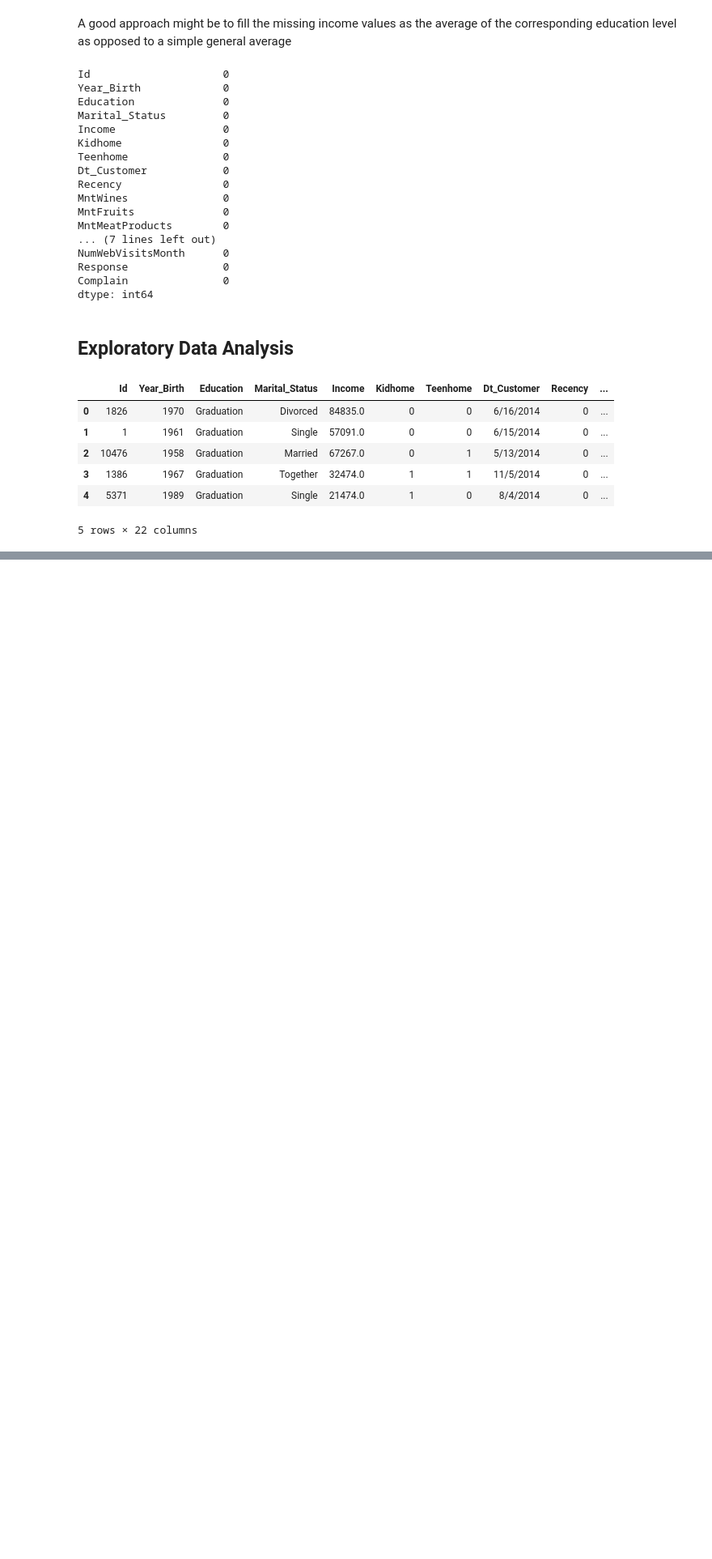
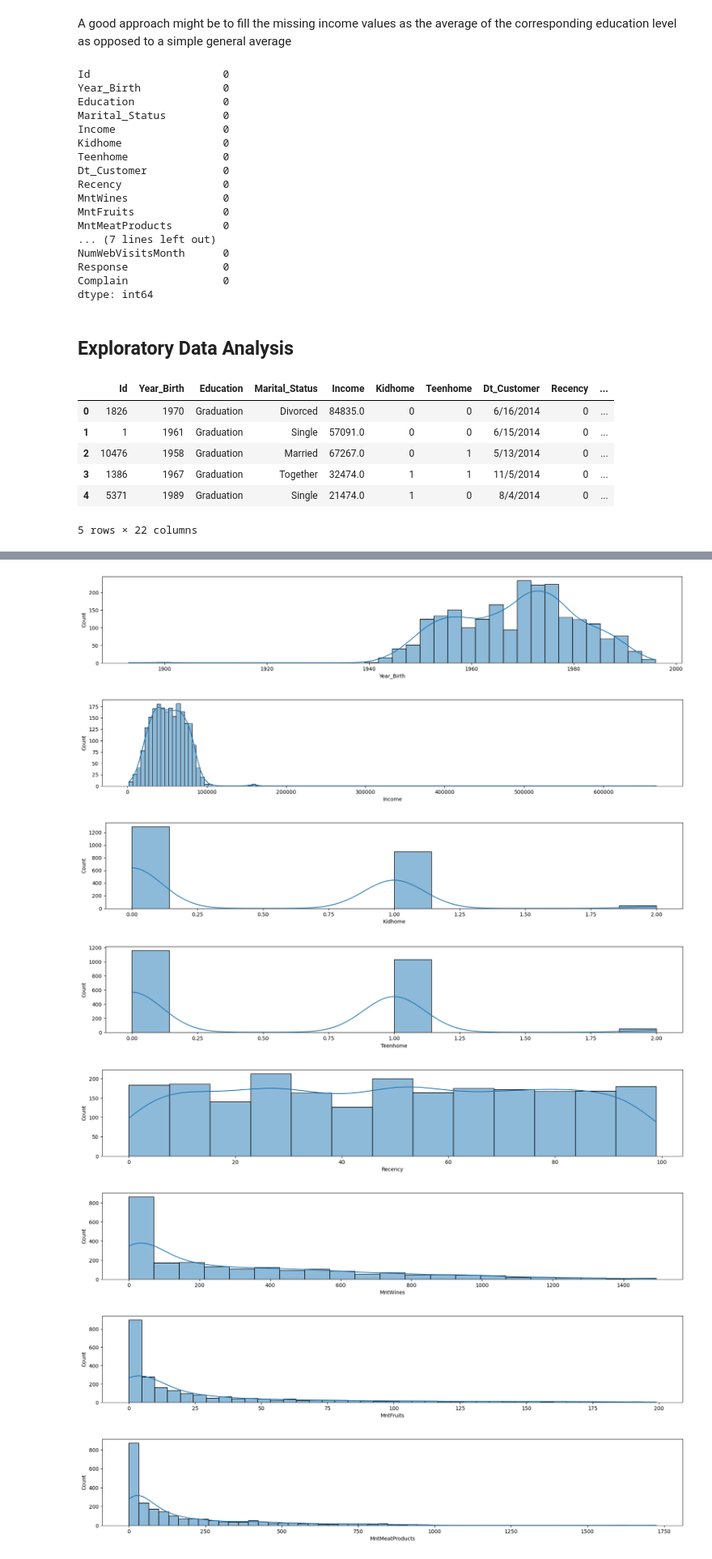
Before and after one commit to Marcos-Verdi/DA_Cls_marketingCampaign, a Jupyter notebook: market_campaign_analysis.ipynb, the cells around one changed output, grey strips where cells are left out. Shown at 81% size. Cells and saved outputs as stored; diff of their text form; code cells hidden in the pictures; blank space fills up the shorter version.

```diff
--- a/market_campaign_analysis.ipynb
+++ b/market_campaign_analysis.ipynb
@@ -153,0 +173,13 @@ df[df['Education'] == 'Graduation']['Income'].mean()
+# %%
+for col in num_cols[0:-2]:
+    plt.figure(figsize=(20,3))
+    sns.histplot(df1[col],kde=True)
+# %% [output]
+[figure, added]
+[figure, added]
+[figure, added]
+[figure, added]
+[figure, added]
+[figure, added]
+[figure, added]
+[figure, added]
```
Also changed, not shown: parts of 22 cells of this notebook.
